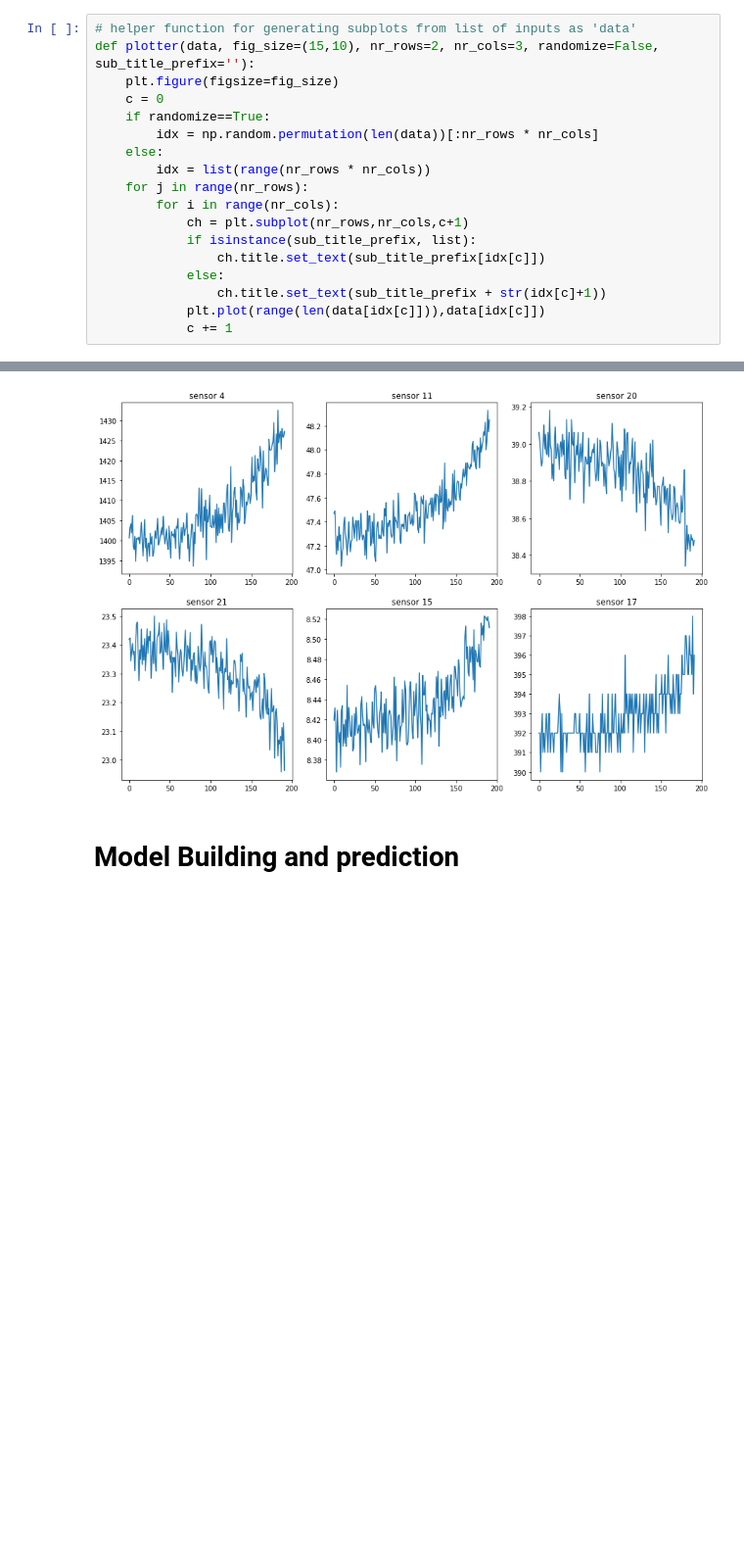
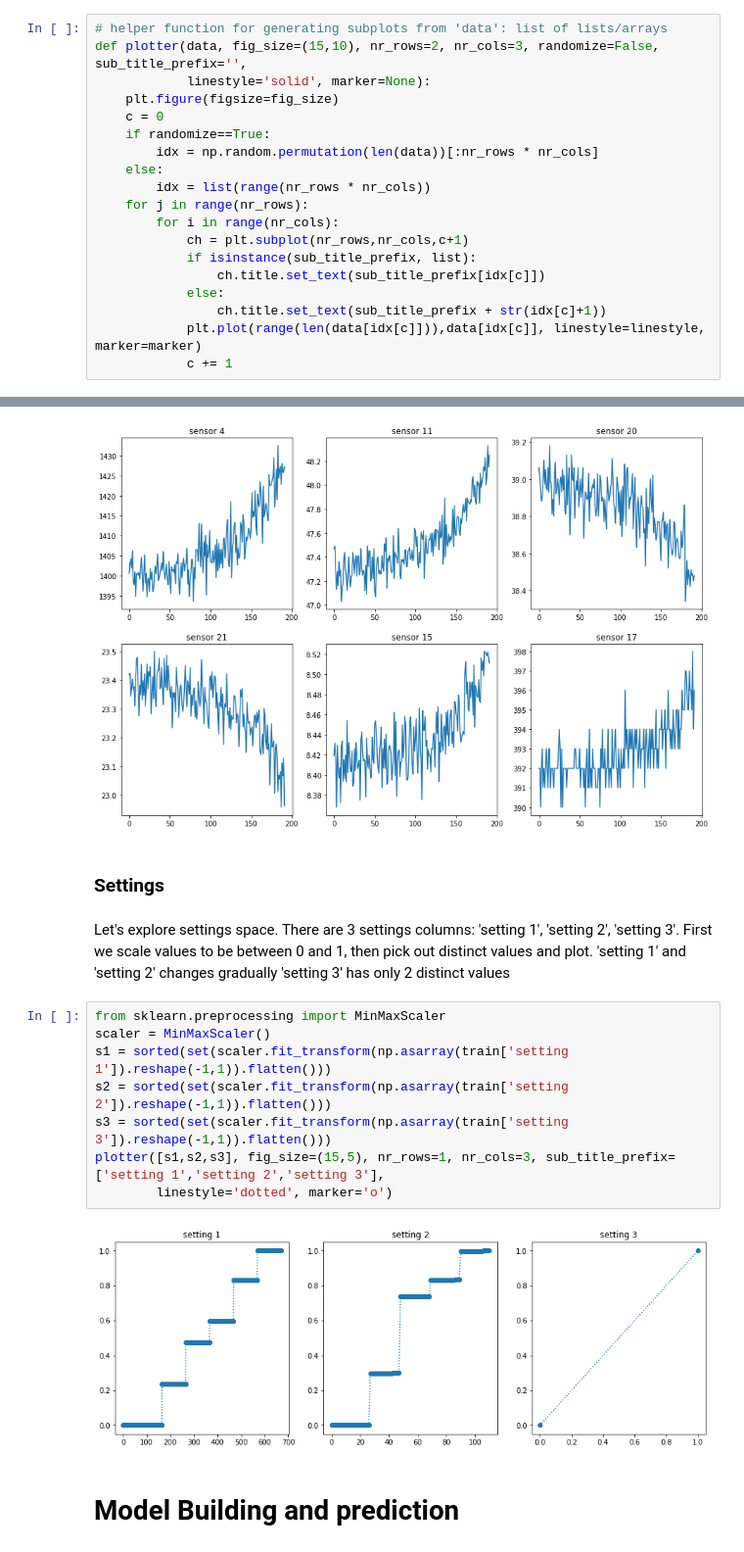
Before and after one commit to urmaspitsi/mt, a Jupyter notebook: explorer.ipynb, the cells around one changed output, grey strips where cells are left out. Shown at 98% size. Cells and saved outputs as stored; diff of their text form; blank space fills up the shorter version.

```diff
--- a/explorer.ipynb
+++ b/explorer.ipynb
@@ -69,8 +69,9 @@ def get_sensor_data(df, name='sensor 4'):
 # %% [markdown]
 ## Visualize training data
 # %%
-# helper function for generating subplots from list of inputs as 'data'
-def plotter(data, fig_size=(15,10), nr_rows=2, nr_cols=3, randomize=False, sub_title_prefix=''):
+# helper function for generating subplots from 'data': list of lists/arrays
+def plotter(data, fig_size=(15,10), nr_rows=2, nr_cols=3, randomize=False, sub_title_prefix='',
+            linestyle='solid', marker=None):
     plt.figure(figsize=fig_size)
     c = 0
     if randomize==True:
@@ -84,7 +85,7 @@ def plotter(data, fig_size=(15,10), nr_rows=2, nr_cols=3, randomize=False, sub_t
                 ch.title.set_text(sub_title_prefix[idx[c]])
             else:
                 ch.title.set_text(sub_title_prefix + str(idx[c]+1))
-            plt.plot(range(len(data[idx[c]])),data[idx[c]])
+            plt.plot(range(len(data[idx[c]])),data[idx[c]], linestyle=linestyle, marker=marker)
             c += 1
 # %% [markdown]
 ### Plotting data from one sensor by unit_id
@@ -117,6 +118,23 @@ df = get_data_by_unit_id(train1, unit_id=1, columns=sensors)
 plotter(df, fig_size=(15,10), nr_rows=2, nr_cols=3, randomize=False, sub_title_prefix=sensors)
 # %% [output]
 [figure]
+# %% [markdown]
+### Settings
+# %% [markdown]
+Let's explore settings space. There are 3 settings columns: 'setting 1', 'setting 2', 'setting 3'.
+First we scale values to be between 0 and 1, then pick out distinct values and plot.
+'setting 1' and 'setting 2' changes gradually
+'setting 3' has only 2 distinct values
+# %%
+from sklearn.preprocessing import MinMaxScaler
+scaler = MinMaxScaler()
+s1 = sorted(set(scaler.fit_transform(np.asarray(train['setting 1']).reshape(-1,1)).flatten()))
+s2 = sorted(set(scaler.fit_transform(np.asarray(train['setting 2']).reshape(-1,1)).flatten()))
+s3 = sorted(set(scaler.fit_transform(np.asarray(train['setting 3']).reshape(-1,1)).flatten()))
+plotter([s1,s2,s3], fig_size=(15,5), nr_rows=1, nr_cols=3, sub_title_prefix=['setting 1','setting 2','setting 3'],
+        linestyle='dotted', marker='o')
+# %% [output]
+[figure, added]
 # %% [markdown]
 # Model Building and prediction
 # %% [markdown]
```
Also changed, not shown: parts of 2 cells of this notebook.
